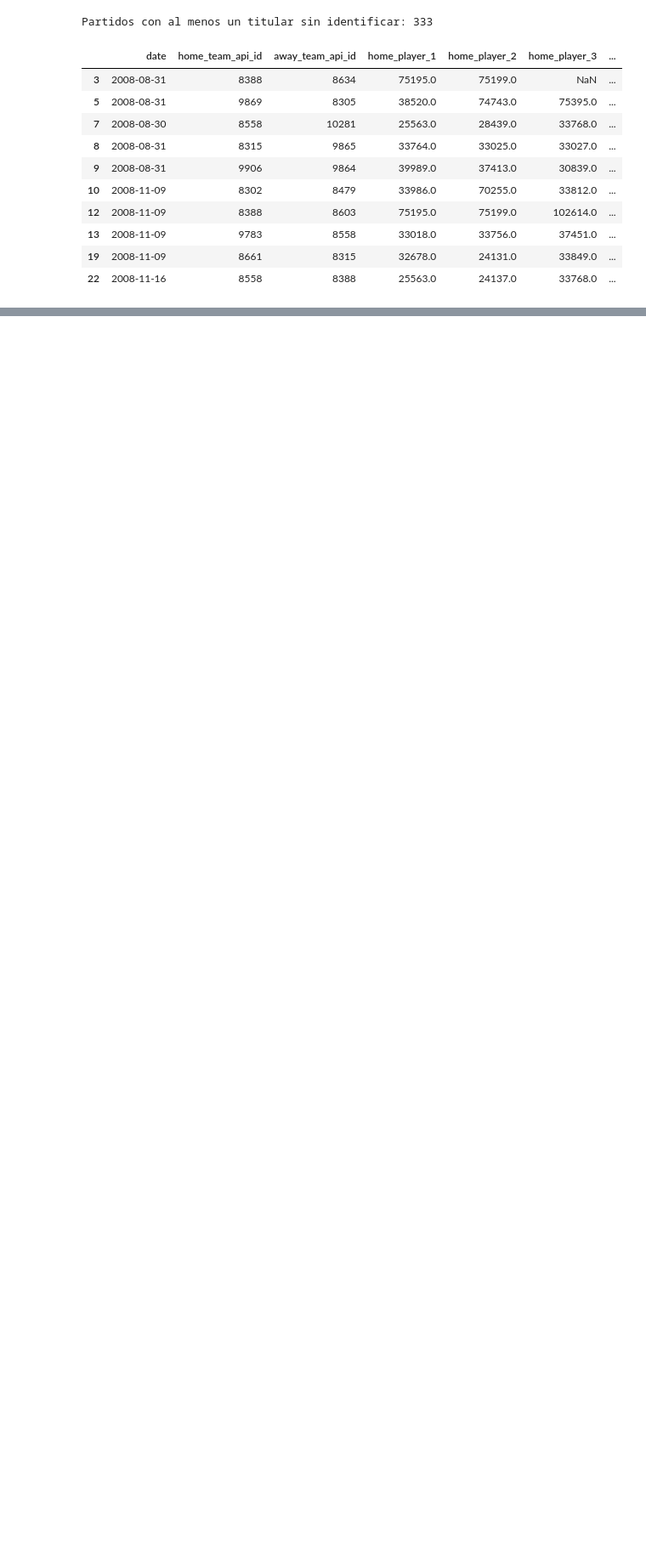
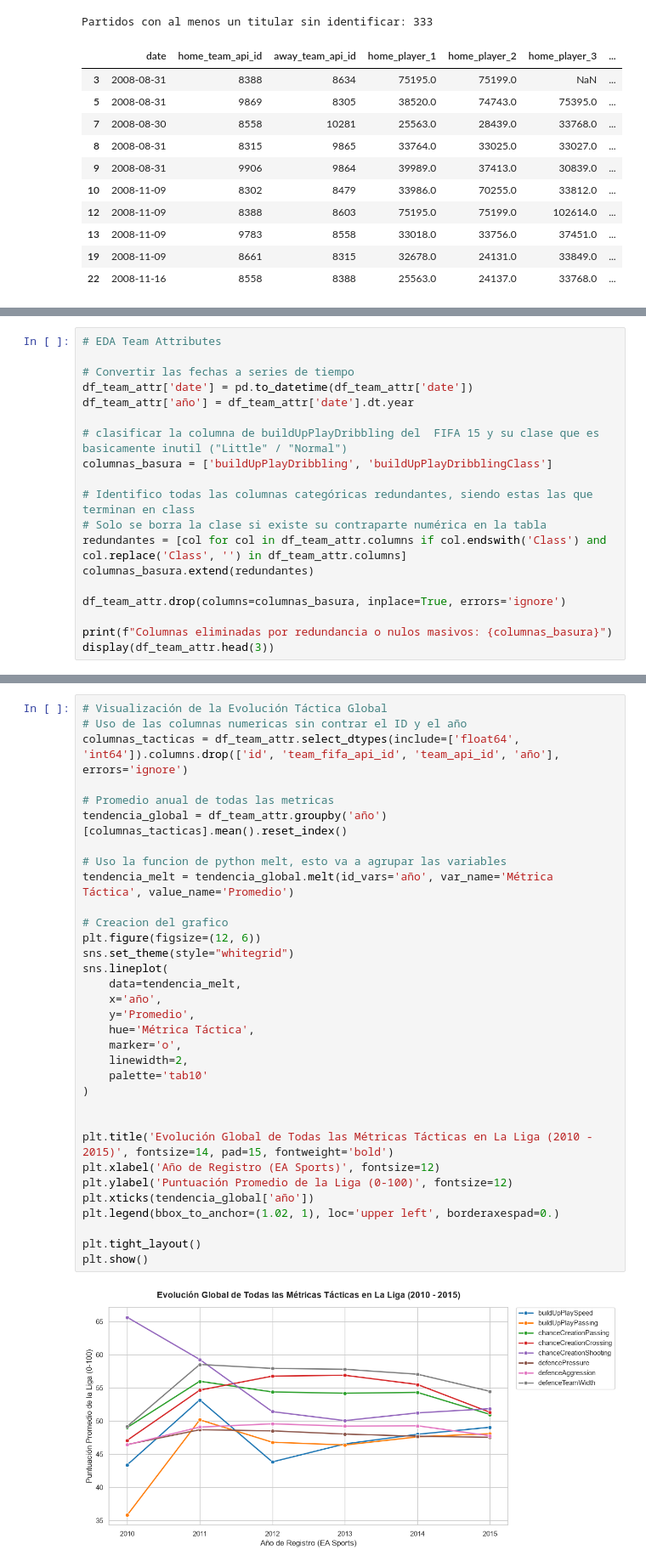
Before and after one commit to GzzAlejandro/proyecto-integrador-laliga, a Jupyter notebook: notebooks/04_ExploracionDeDatos.ipynb, the cells around one changed output, grey strips where cells are left out. Shown at 85% size. Drawn from its saved outputs; the diff is of its cells as text; blank space fills up the shorter version.

Commit message:
Finalizacion del EDA inicial de la tabla 2 y 3

```diff
--- a/notebooks/04_ExploracionDeDatos.ipynb
+++ b/notebooks/04_ExploracionDeDatos.ipynb
@@ -291,0 +294,19 @@ display(df_player_attr.head())
+# %%
+# EDA Team Attributes
+
+# Convertir las fechas a series de tiempo
+df_team_attr['date'] = pd.to_datetime(df_team_attr['date'])
+df_team_attr['año'] = df_team_attr['date'].dt.year
+
+# clasificar la columna de buildUpPlayDribbling del  FIFA 15 y su clase que es basicamente inutil ("Little" / "Normal")
+columnas_basura = ['buildUpPlayDribbling', 'buildUpPlayDribblingClass']
+
+# Identifico todas las columnas categóricas redundantes, siendo estas las que terminan en class
+# Solo se borra la clase si existe su contraparte numérica en la tabla
+redundantes = [col for col in df_team_attr.columns if col.endswith('Class') and col.replace('Class', '') in df_team_attr.columns]
+columnas_basura.extend(redundantes)
+
+df_team_attr.drop(columns=columnas_basura, inplace=True, errors='ignore')
+
+print(f"Columnas eliminadas por redundancia o nulos masivos: {columnas_basura}")
+display(df_team_attr.head(3))
@@ -291,0 +319,35 @@ display(df_player_attr.head())
+# %%
+# Visualización de la Evolución Táctica Global
+# Uso de las columnas numericas sin contrar el ID y el año
+columnas_tacticas = df_team_attr.select_dtypes(include=['float64', 'int64']).columns.drop(['id', 'team_fifa_api_id', 'team_api_id', 'año'], errors='ignore')
+
+# Promedio anual de todas las metricas
+tendencia_global = df_team_attr.groupby('año')[columnas_tacticas].mean().reset_index()
+
+# Uso la funcion de python melt, esto va a agrupar las variables
+tendencia_melt = tendencia_global.melt(id_vars='año', var_name='Métrica Táctica', value_name='Promedio')
+
+# Creacion del grafico
+plt.figure(figsize=(12, 6))
+sns.set_theme(style="whitegrid")
+sns.lineplot(
+    data=tendencia_melt,
+    x='año',
+    y='Promedio',
+    hue='Métrica Táctica',
+    marker='o',
+    linewidth=2,
+    palette='tab10'
+)
+
+
+plt.title('Evolución Global de Todas las Métricas Tácticas en La Liga (2010 - 2015)', fontsize=14, pad=15, fontweight='bold')
+plt.xlabel('Año de Registro (EA Sports)', fontsize=12)
+plt.ylabel('Puntuación Promedio de la Liga (0-100)', fontsize=12)
+plt.xticks(tendencia_global['año'])
+plt.legend(bbox_to_anchor=(1.02, 1), loc='upper left', borderaxespad=0.)
+
+plt.tight_layout()
+plt.show()
+# %% [output]
+[figure, added]
```
Also changed, not shown: parts of 9 cells of this notebook.
